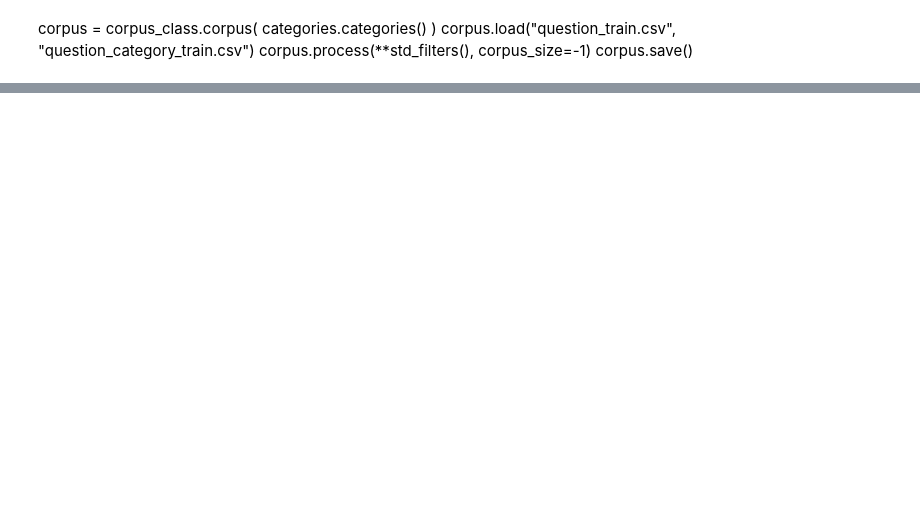
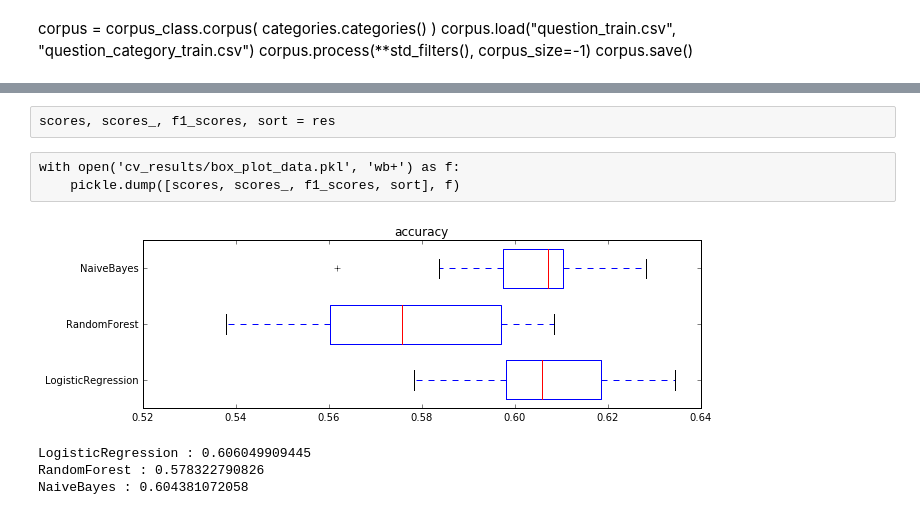
Before and after one commit to hagerpa/ml_project, a Jupyter notebook: cross_validation.ipynb, the cells around one changed output, grey strips where cells are left out. Cells and saved outputs as stored; diff of their text form; code cells hidden in the pictures; blank space fills up the shorter version.

```diff
--- a/cross_validation.ipynb
+++ b/cross_validation.ipynb
@@ -29,0 +22,4 @@ made numeric features: False
+# %%
+cropus = corpus.cv_split(3)
+# %%
+corpus = next(cropus)
@@ -179,0 +431,28 @@ LogisticRegression_params()
+# %% [raw]
+scores, scores_, f1_scores, sort = res
+# %% [raw]
+with open('cv_results/box_plot_data.pkl', 'wb+') as f:
+    pickle.dump([scores, scores_, f1_scores, sort], f)
+# %%
+with open('cv_results/box_plot_data.pkl', 'rb') as f:
+    scores, scores_, f1_scores, sort = pickle.load(f)
+# %%
+data = []
+for clf_name in scores.keys():
+    data.append(scores[clf_name][:,0])
+
+plt.figure(figsize=(10, 3))
+plt.title('accuracy')
+plt.boxplot(data, vert=False, widths=0.7, meanline=True)
+lables = np.append(['avarage'],corpus.cats[:])
+plt.yticks(np.arange(3)+1, list(scores.keys()), rotation=0, ha='right')
+plt.show()
+# %% [output]
+[figure, added]
+# %%
+for clf_name in scores.keys():
+    print(clf_name + " : " + str(scores[clf_name][:,0].mean()))
+# %% [output]
+LogisticRegression : 0.606049909445
+RandomForest : 0.578322790826
+NaiveBayes : 0.604381072058
```
Also changed, not shown: parts of 28 cells of this notebook, 4 other files.
